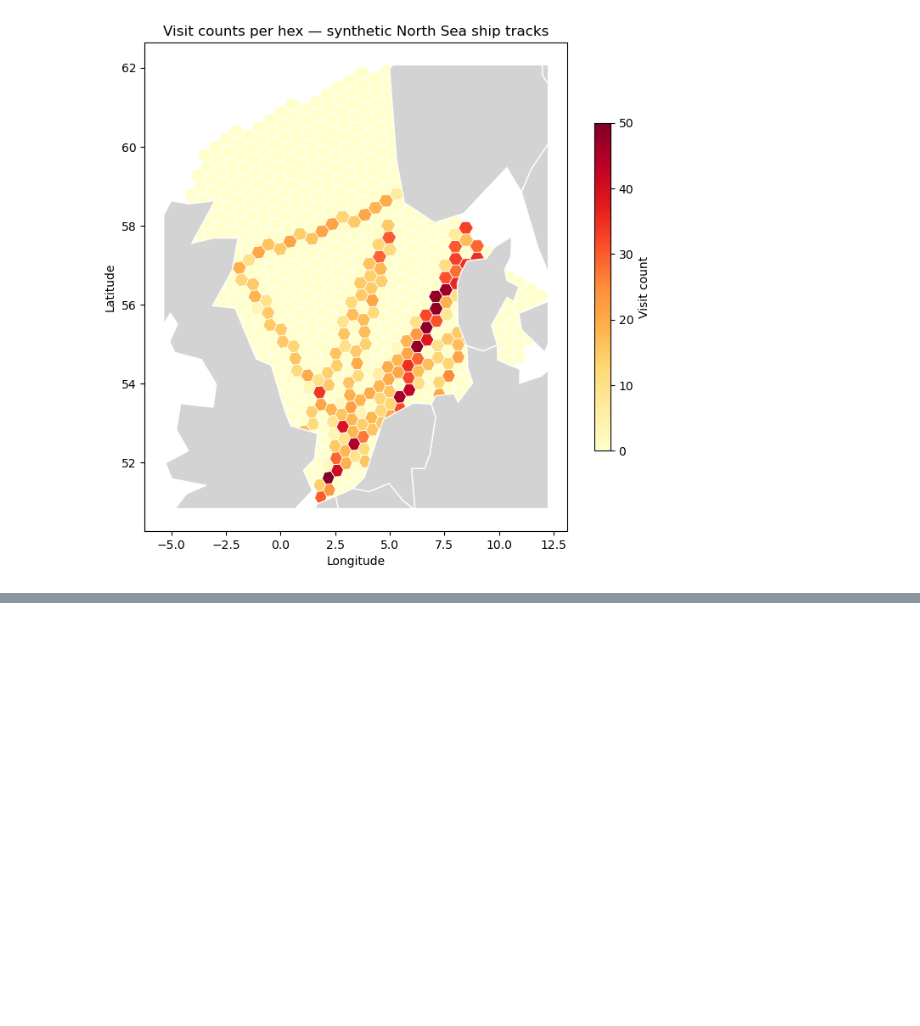
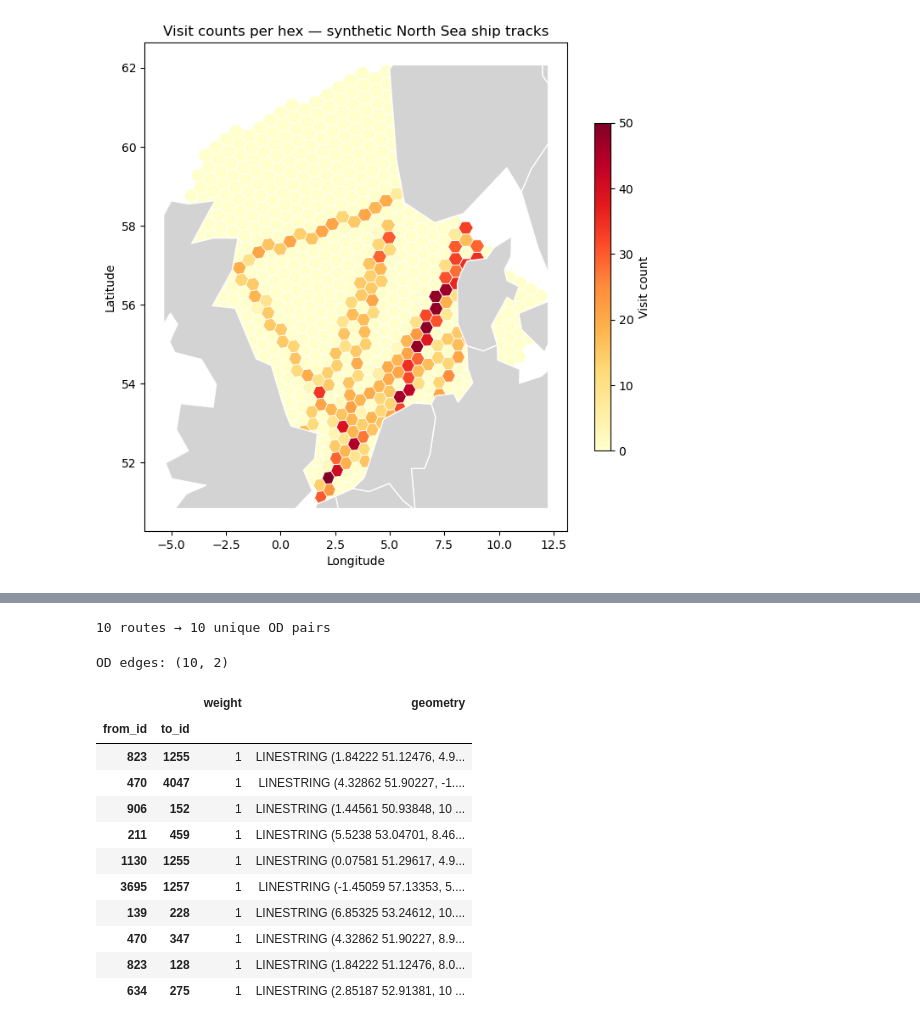
Before and after one commit to willirath/hextraj, a Jupyter notebook: notebooks/hex_aggregation.ipynb, the cells around one changed output, grey strips where cells are left out. Saved outputs shown, nothing was run; the diff lists cells and outputs as text; code cells hidden in the pictures; blank space fills up the shorter version.

```diff
--- a/notebooks/hex_aggregation.ipynb
+++ b/notebooks/hex_aggregation.ipynb
@@ -167,0 +200,33 @@ plt.tight_layout()
+# %%
+origin_lons = np.array([r[0] for r in routes])
+origin_lats = np.array([r[1] for r in routes])
+dest_lons   = np.array([r[2] for r in routes])
+dest_lats   = np.array([r[3] for r in routes])
+
+origin_hexes = hp.label(origin_lons, origin_lats)
+dest_hexes   = hp.label(dest_lons,   dest_lats)
+print(f"{len(routes)} routes → {len(set(zip(origin_hexes, dest_hexes)))} unique OD pairs")
+# %% [output]
+10 routes → 10 unique OD pairs
+# %%
+od_gdf = hp.edges_geodataframe(
+    origin_hexes,
+    dest_hexes,
+    weight=np.ones(len(routes), dtype=int),
+)
+print(f"OD edges: {od_gdf.shape}")
+od_gdf
+# %% [output]
+OD edges: (10, 2)
+|  |  | weight | geometry |
+| from_id | to_id |  |  |
+| 823 | 1255 | 1 | LINESTRING (1.84222 51.12476, 4.9... |
+| 470 | 4047 | 1 | LINESTRING (4.32862 51.90227, -1.... |
+| 906 | 152 | 1 | LINESTRING (1.44561 50.93848, 10 ... |
+| 211 | 459 | 1 | LINESTRING (5.5238 53.04701, 8.46... |
+| 1130 | 1255 | 1 | LINESTRING (0.07581 51.29617, 4.9... |
+| 3695 | 1257 | 1 | LINESTRING (-1.45059 57.13353, 5.... |
+| 139 | 228 | 1 | LINESTRING (6.85325 53.24612, 10.... |
+| 470 | 347 | 1 | LINESTRING (4.32862 51.90227, 8.9... |
+| 823 | 128 | 1 | LINESTRING (1.84222 51.12476, 8.0... |
+| 634 | 275 | 1 | LINESTRING (2.85187 52.91381, 10 ... |
```
Also changed, not shown: parts of 7 cells of this notebook, 5 other files.
